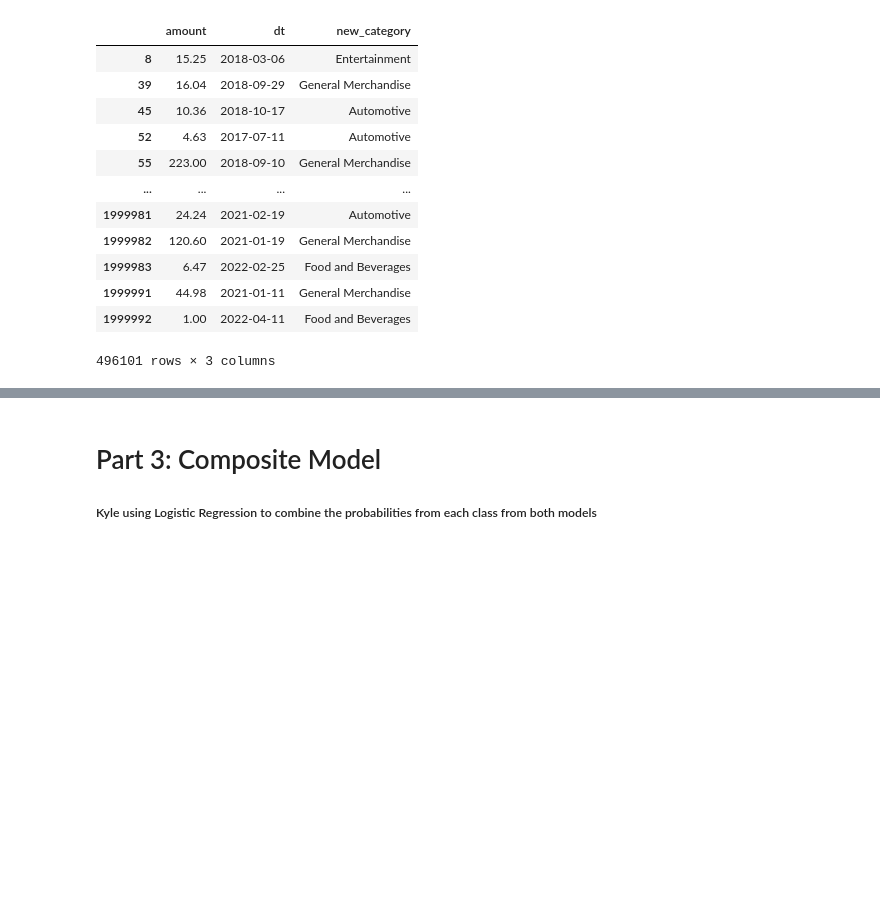
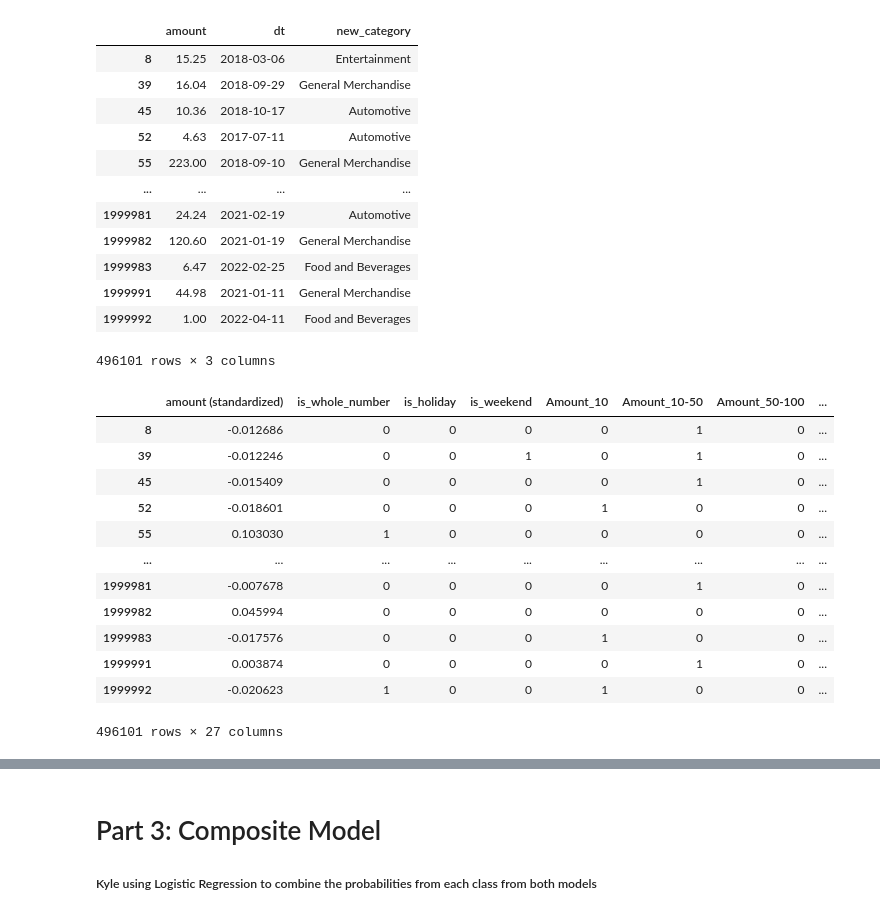
Before and after one commit to DSC180A/transaction_categorization, a Jupyter notebook: notebook/final-model.ipynb, the cells around one changed output, grey strips where cells are left out. Drawn from its saved outputs; the diff is of its cells as text; code cells hidden in the pictures; blank space fills up the shorter version.

```diff
--- a/notebook/final-model.ipynb
+++ b/notebook/final-model.ipynb
@@ -222,3 +243,19 @@ X = X[[0, 'is_whole_number', 'is_holiday', 'is_weekend',1, 2, 3, 4, 5, 6, 7, 8,
 X.rename({0: "amount (standardized)"}, axis=1, inplace=True)
+# %%
+X
+# %% [output]
+|  | amount (standardized) | is_whole_number | is_holiday | is_weekend | Amount_10 | Amount_10-50 | Amount_50-100 | ... |
+| 8 | -0.012686 | 0 | 0 | 0 | 0 | 1 | 0 | ... |
+| 39 | -0.012246 | 0 | 0 | 1 | 0 | 1 | 0 | ... |
+| 45 | -0.015409 | 0 | 0 | 0 | 0 | 1 | 0 | ... |
+| 52 | -0.018601 | 0 | 0 | 0 | 1 | 0 | 0 | ... |
+| 55 | 0.103030 | 1 | 0 | 0 | 0 | 0 | 0 | ... |
+| ... | ... | ... | ... | ... | ... | ... | ... | ... |
+| 1999981 | -0.007678 | 0 | 0 | 0 | 0 | 1 | 0 | ... |
+| 1999982 | 0.045994 | 0 | 0 | 0 | 0 | 0 | 0 | ... |
+| 1999983 | -0.017576 | 0 | 0 | 0 | 1 | 0 | 0 | ... |
+| 1999991 | 0.003874 | 0 | 0 | 0 | 0 | 1 | 0 | ... |
+| 1999992 | -0.020623 | 1 | 0 | 0 | 1 | 0 | 0 | ... |
+496101 rows × 27 columns
 # %%
 # train test split
```
Also changed, not shown: parts of 29 cells of this notebook, 2 other files.
